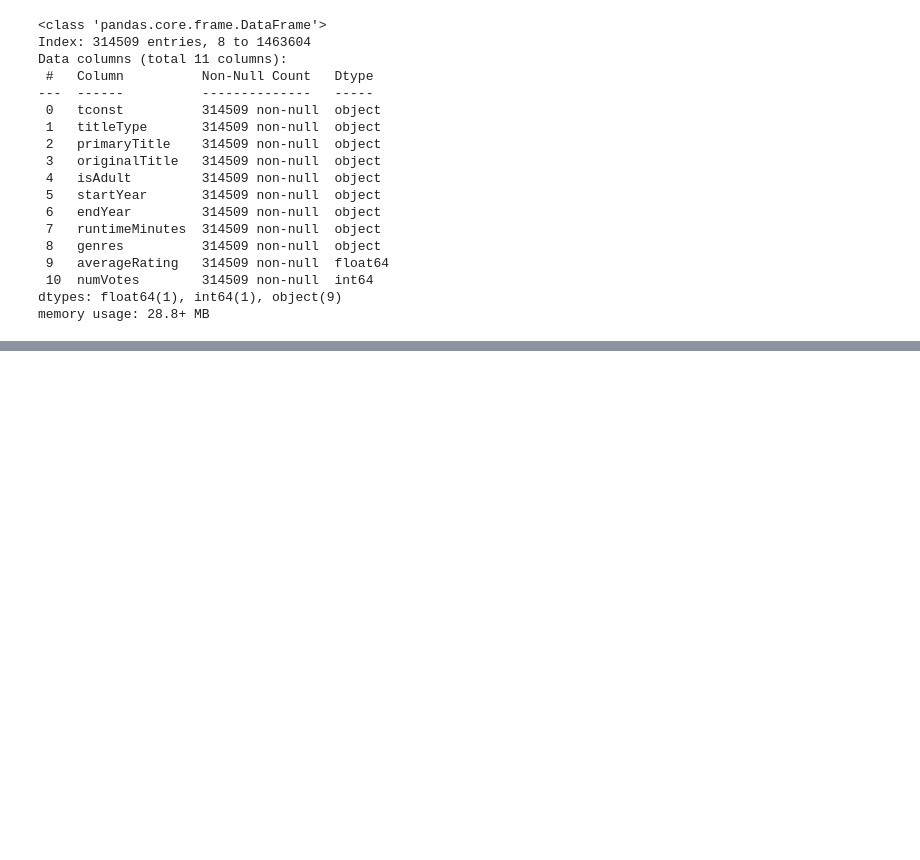
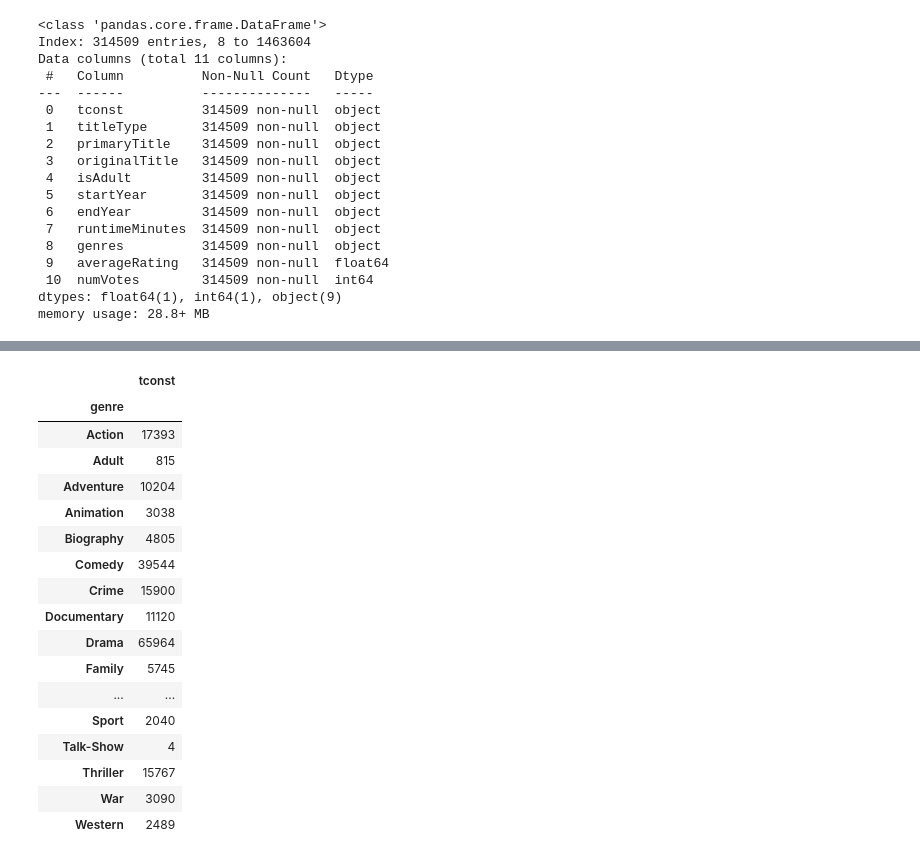
Before and after one commit to emily-dee/IMDB_data_analytics_project, a Jupyter notebook: Insight into Movies for the Hollywood Big Wigs.ipynb, the cells around one changed output, grey strips where cells are left out. Drawn from its saved outputs; the diff is of its cells as text; code cells hidden in the pictures; blank space fills up the shorter version.

```diff
--- a/Insight into Movies for the Hollywood Big Wigs.ipynb
+++ b/Insight into Movies for the Hollywood Big Wigs.ipynb
@@ -143 +171,22 @@ dtype: int64
+# %%
+genres_df.groupby('genre').count()
+# %% [output]
+|  | tconst |
+| genre |  |
+| Action | 17393 |
+| Adult | 815 |
+| Adventure | 10204 |
+| Animation | 3038 |
+| Biography | 4805 |
+| Comedy | 39544 |
+| Crime | 15900 |
+| Documentary | 11120 |
+| Drama | 65964 |
+| Family | 5745 |
+| ... | ... |
+| Sport | 2040 |
+| Talk-Show | 4 |
+| Thriller | 15767 |
+| War | 3090 |
+| Western | 2489 |
 # %%
```
Also changed, not shown: parts of 23 cells of this notebook.
